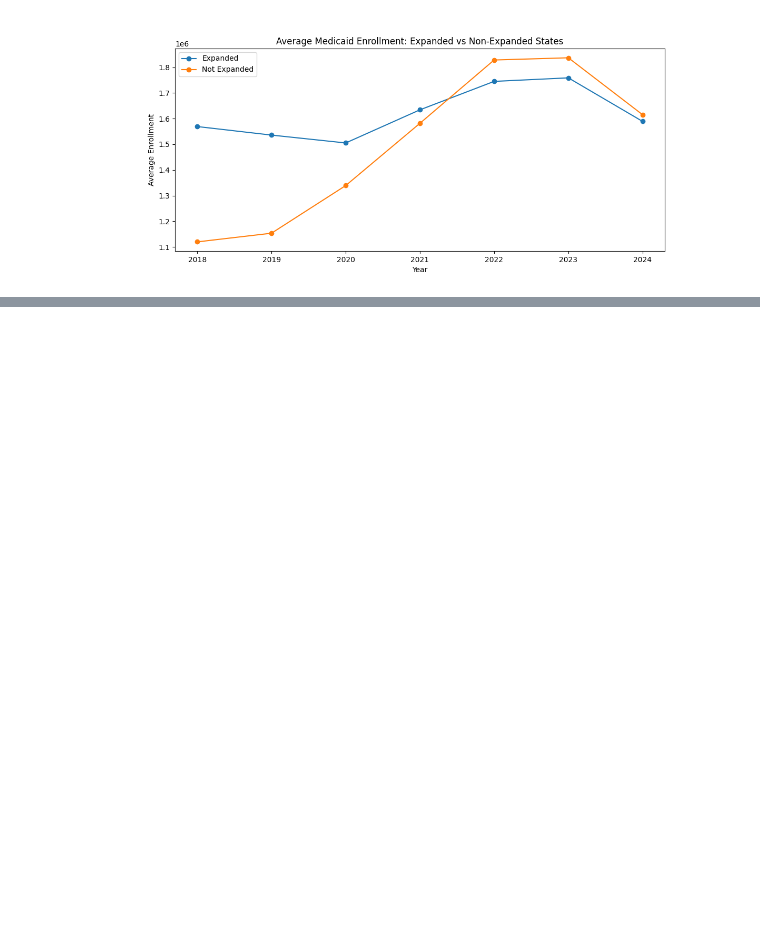
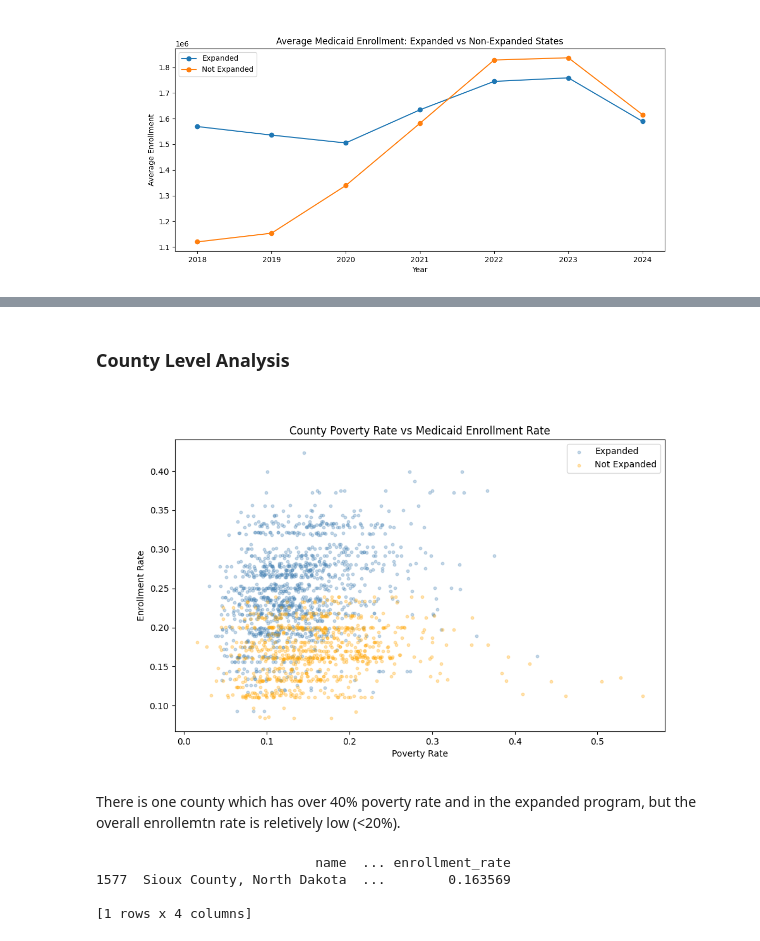
Before and after one commit to berylhu43/Medicaid_AWS, a Jupyter notebook: final.ipynb, the cells around one changed output, grey strips where cells are left out. Drawn from its saved outputs; the diff is of its cells as text; code cells hidden in the pictures; blank space fills up the shorter version.

```diff
--- a/final.ipynb
+++ b/final.ipynb
@@ -218,0 +493,35 @@ only showing top 5 rows
+# %% [markdown]
+### County Level Analysis
+# %%
+sample = joined_clean.sample(fraction=0.1, seed=42).toPandas()
+
+plt.close()
+plt.figure(figsize=(10, 6))
+expanded_s = sample[sample['state_expanded_medicaid'] == 'Y']
+not_expanded_s = sample[sample['state_expanded_medicaid'] == 'N']
+
+plt.scatter(expanded_s['poverty_rate'], expanded_s['enrollment_rate'],
+            alpha=0.3, s=10, label='Expanded', color='steelblue')
+plt.scatter(not_expanded_s['poverty_rate'], not_expanded_s['enrollment_rate'],
+            alpha=0.3, s=10, label='Not Expanded', color='orange')
+
+plt.title('County Poverty Rate vs Medicaid Enrollment Rate')
+plt.xlabel('Poverty Rate')
+plt.ylabel('Enrollment Rate')
+plt.legend()
+%matplot plt
+# %% [output]
+[figure, added]
+# %% [markdown]
+There is one county which has over 40% poverty rate and in the expanded program, but the overall enrollemtn rate is reletively low (<20%).
+# %%
+sample[
+    (sample['poverty_rate'] > 0.4) &
+    (sample['enrollment_rate'] < 0.2) &
+    (sample['state_expanded_medicaid'] == 'Y')
+][['name', 'state_abbreviation', 'poverty_rate', 'enrollment_rate']]
+# %% [output]
+                            name  ... enrollment_rate
+1577  Sioux County, North Dakota  ...        0.163569
+
+[1 rows x 4 columns]
```
Also changed, not shown: parts of 57 cells of this notebook, 2 other files.
